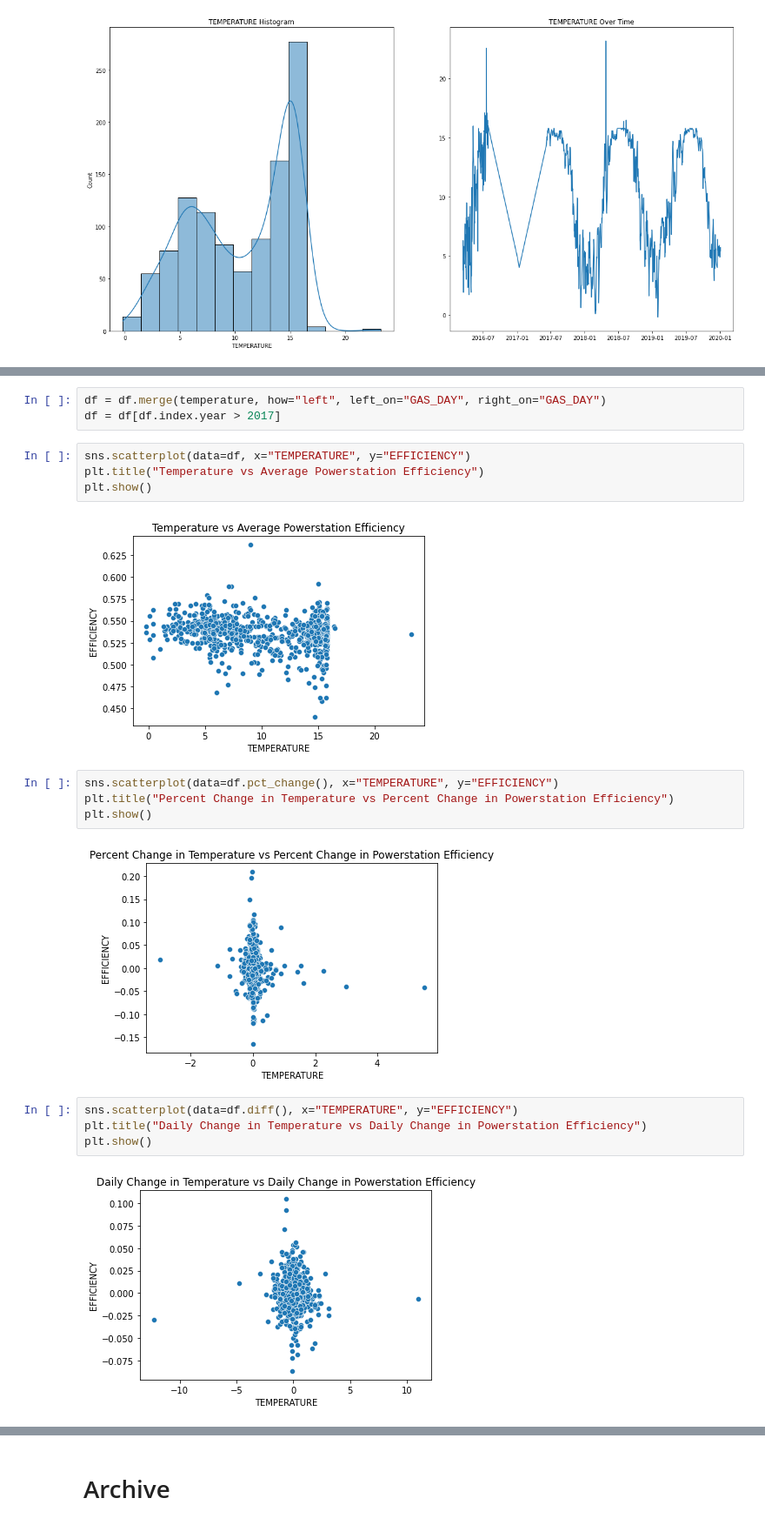
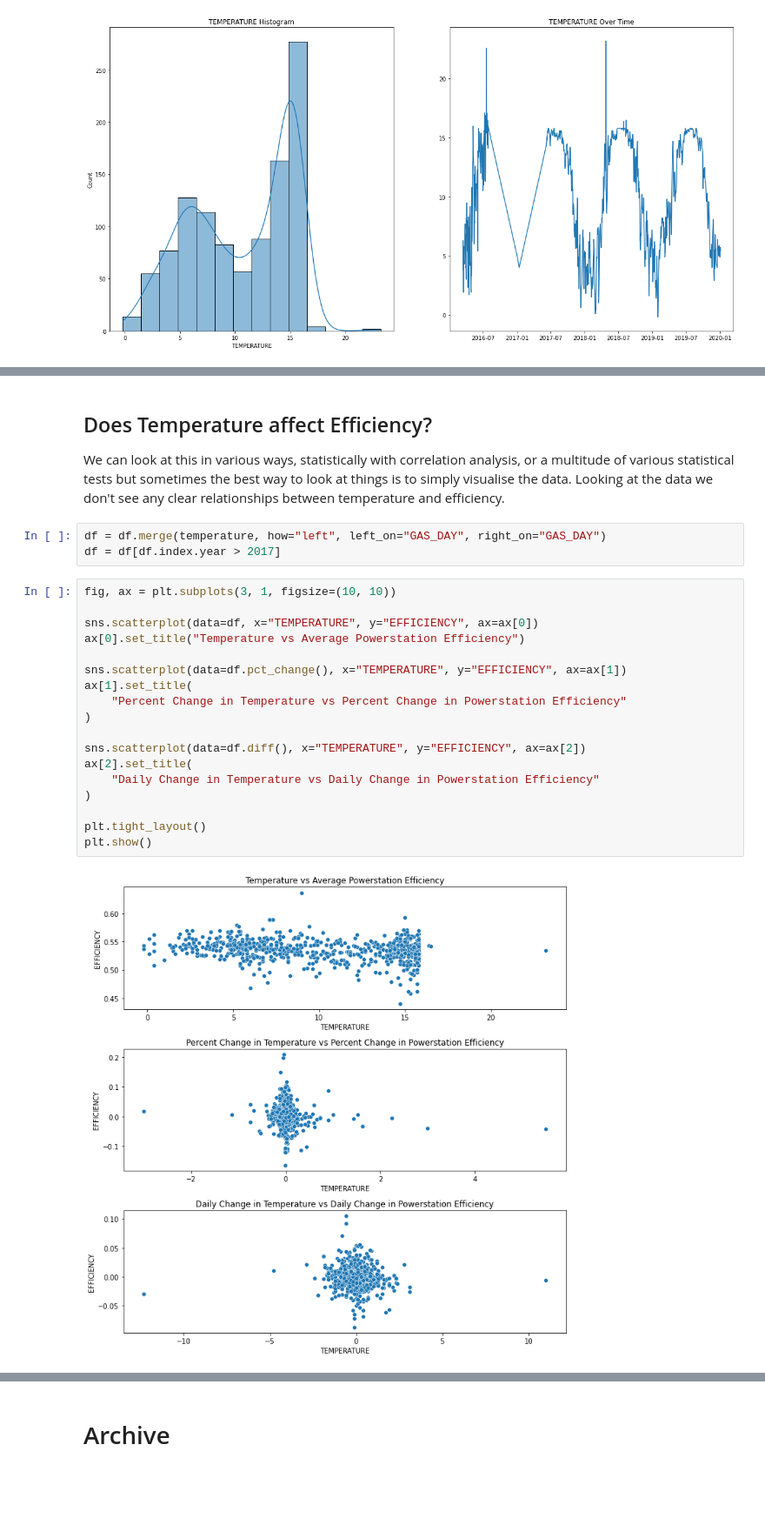
Before and after one commit to r4ch45/charterful, a Jupyter notebook: notebooks/3-what-affects-efficiency.ipynb, the cells around one changed output, grey strips where cells are left out. Shown at 87% size. Drawn from its saved outputs; the diff is of its cells as text; blank space fills up the shorter version.

Commit message:
STYLE: minor tweaks to wording and layouts

```diff
--- a/notebooks/3-what-affects-efficiency.ipynb
+++ b/notebooks/3-what-affects-efficiency.ipynb
@@ -171,21 +170,27 @@ plot_series(temperature)
+# %% [markdown]
+## Does Temperature affect Efficiency?
+
+We can look at this in various ways, statistically with correlation analysis, or a multitude of various statistical tests but sometimes the best way to look at things is to simply visualise the data. Looking at the data we don't see any clear relationships between temperature and efficiency.
 # %%
 df = df.merge(temperature, how="left", left_on="GAS_DAY", right_on="GAS_DAY")
 df = df[df.index.year > 2017]
-# %%
-sns.scatterplot(data=df, x="TEMPERATURE", y="EFFICIENCY")
-plt.title("Temperature vs Average Powerstation Efficiency")
-plt.show()
-# %% [output]
-[figure, removed]
-# %%
-sns.scatterplot(data=df.pct_change(), x="TEMPERATURE", y="EFFICIENCY")
-plt.title("Percent Change in Temperature vs Percent Change in Powerstation Efficiency")
-plt.show()
-# %% [output]
-[figure, removed]
-# %%
-sns.scatterplot(data=df.diff(), x="TEMPERATURE", y="EFFICIENCY")
-plt.title("Daily Change in Temperature vs Daily Change in Powerstation Efficiency")
-plt.show()
-# %% [output]
-[figure, removed]
+# %%
+fig, ax = plt.subplots(3, 1, figsize=(10, 10))
+
+sns.scatterplot(data=df, x="TEMPERATURE", y="EFFICIENCY", ax=ax[0])
+ax[0].set_title("Temperature vs Average Powerstation Efficiency")
+
+sns.scatterplot(data=df.pct_change(), x="TEMPERATURE", y="EFFICIENCY", ax=ax[1])
+ax[1].set_title(
+    "Percent Change in Temperature vs Percent Change in Powerstation Efficiency"
+)
+
+sns.scatterplot(data=df.diff(), x="TEMPERATURE", y="EFFICIENCY", ax=ax[2])
+ax[2].set_title(
+    "Daily Change in Temperature vs Daily Change in Powerstation Efficiency"
+)
+
+plt.tight_layout()
+plt.show()
+# %% [output]
+[figure, added]
```
Also changed, not shown: parts of 10 cells of this notebook, 33 other files.
